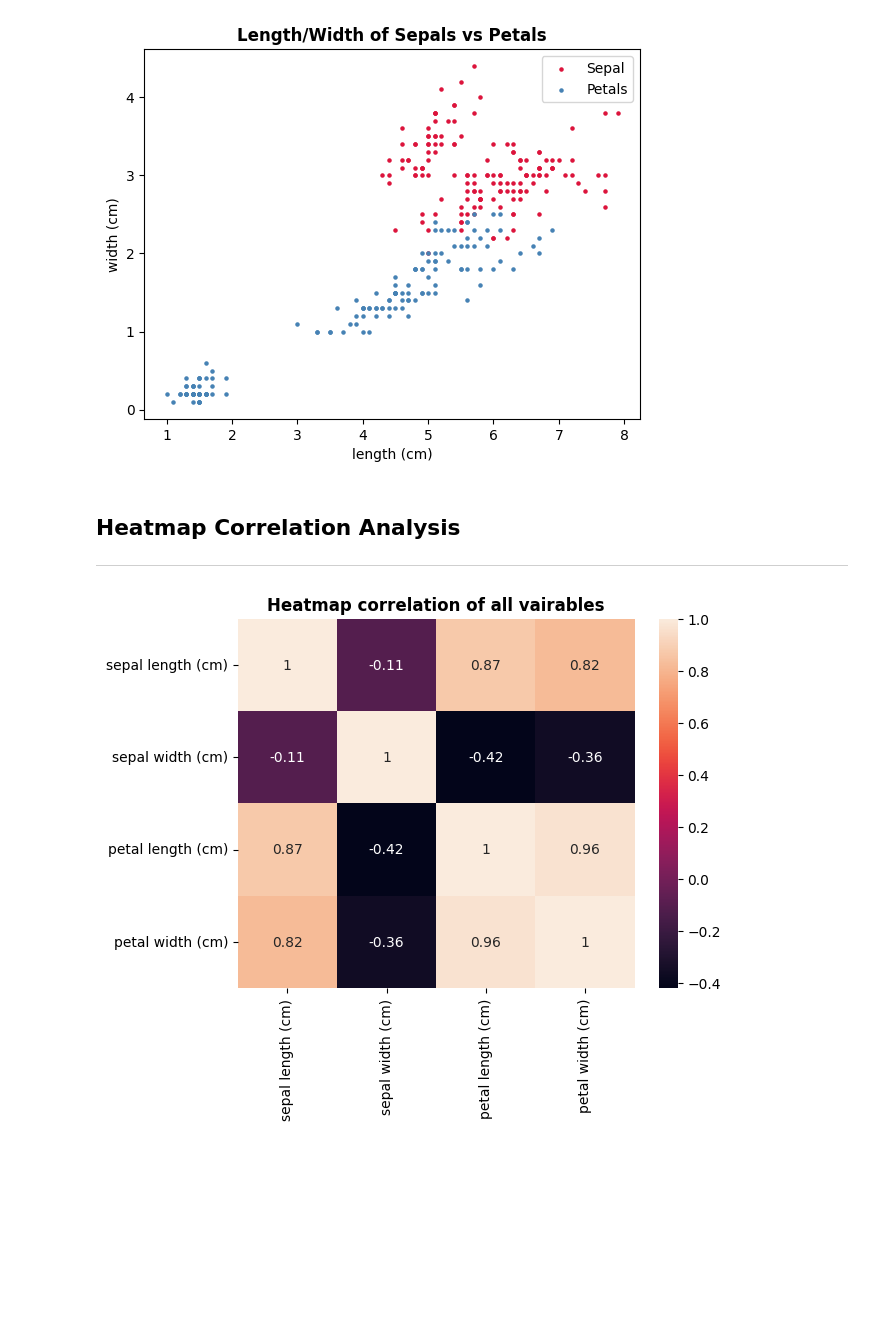
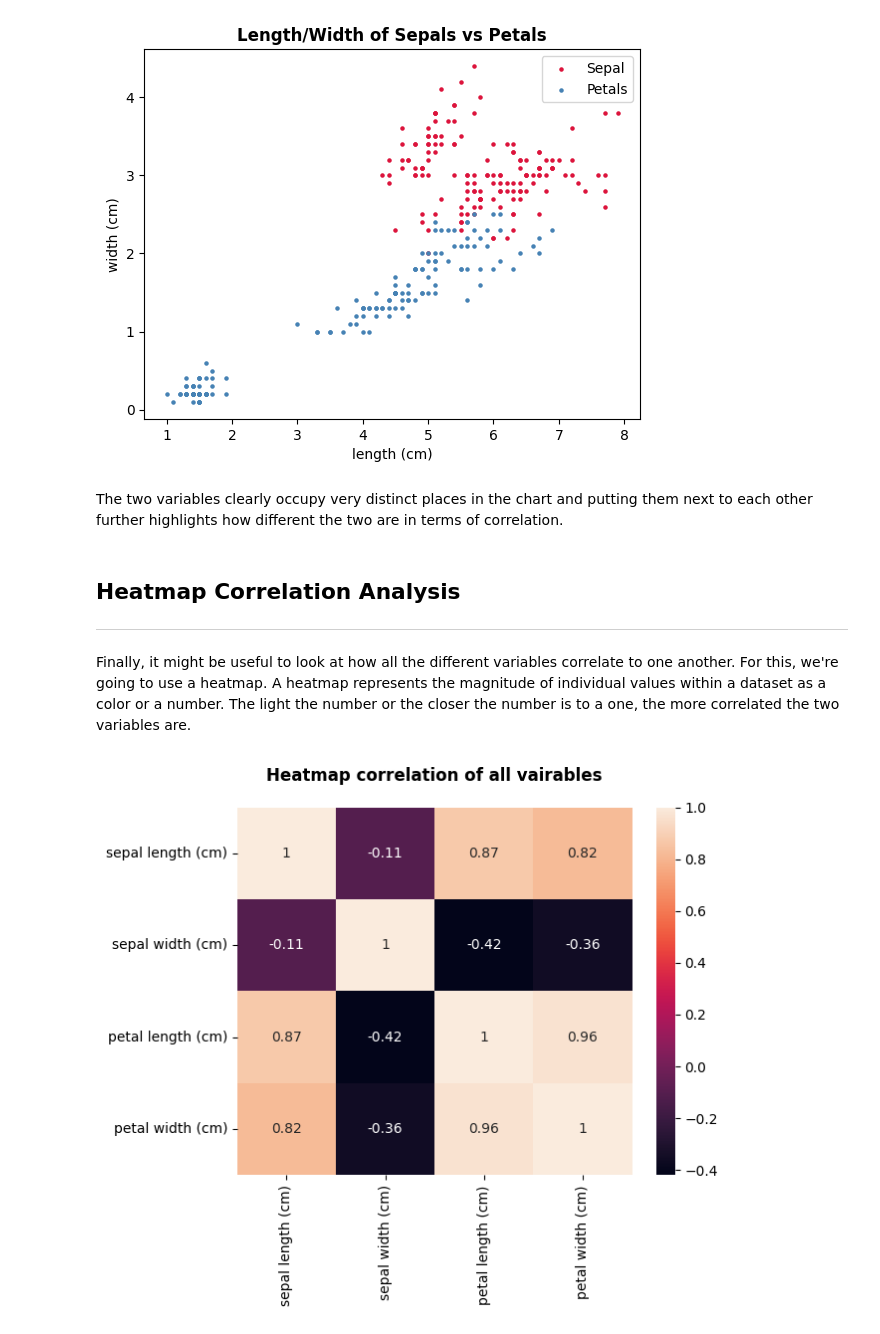
Before and after one commit to NeilTynan/pands-project, a Jupyter notebook: iris.ipynb, the cells around one changed output. Saved outputs shown, nothing was run; the diff lists cells and outputs as text; code cells hidden in the pictures; blank space fills up the shorter version.

```diff
--- a/iris.ipynb
+++ b/iris.ipynb
@@ -95,12 +108,18 @@ ax1.set_title("Length/Width of Sepals vs Petals", fontweight="bold")
 # %% [output]
 Text(0.5, 1.0, 'Length/Width of Sepals vs Petals')
 [figure]
+# %% [markdown]
+The two variables clearly occupy very distinct places in the chart and putting them next to each other further highlights how different the two are in terms of correlation.
 # %% [markdown]
 ## Heatmap Correlation Analysis
 ---
+# %% [markdown]
+Finally, it might be useful to look at how all the different variables correlate to one another. For this, we're going to use a heatmap. A heatmap represents the magnitude of individual values within a dataset as a color or a number. The light the number or the closer the number is to a one, the more correlated the two variables are.
 # %%
+# create a box plot of the variables
+
 ax = sns.heatmap((df.select_dtypes(include=['number']).corr(method='pearson')), annot = True);
-ax.set_title("Heatmap correlation of all vairables", fontweight="bold")
+ax.set_title("Heatmap correlation of all vairables", fontweight="bold", y=1.05)
 plt.show()
 # %% [output]
-[figure, old version]
+[figure, new version]
```
Also changed, not shown: parts of 13 cells of this notebook, 4 other files.
